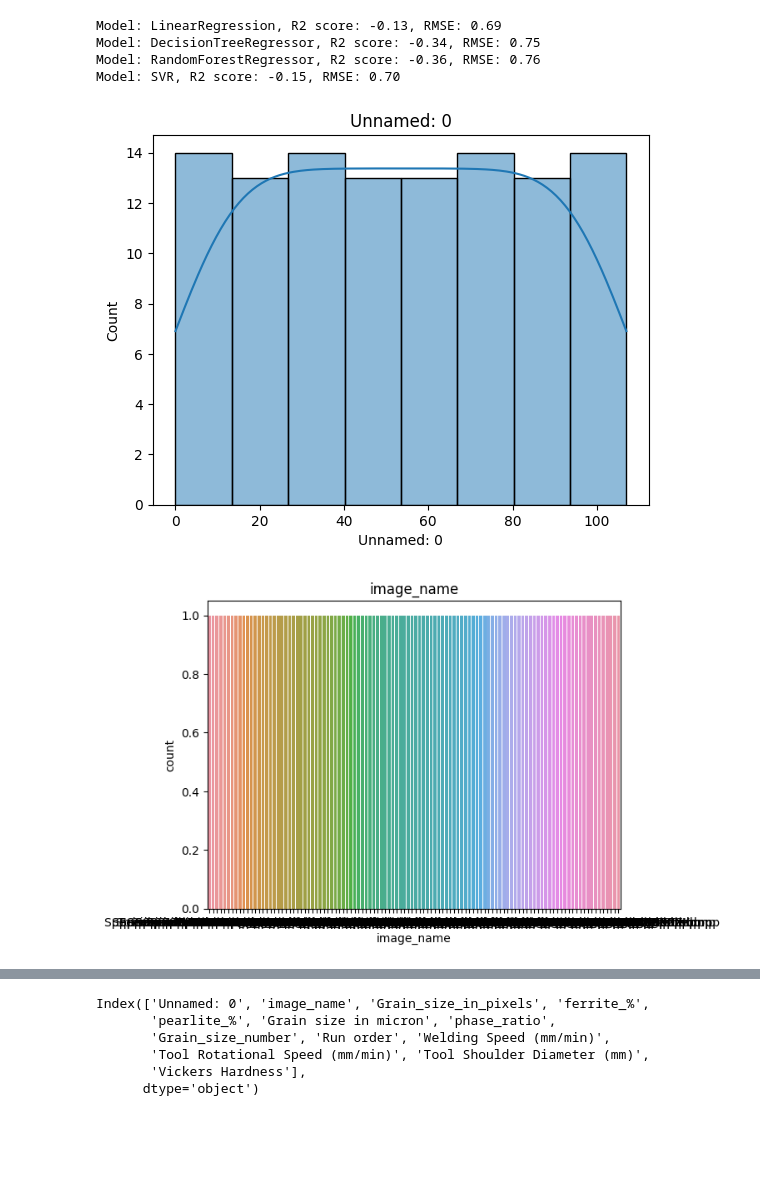
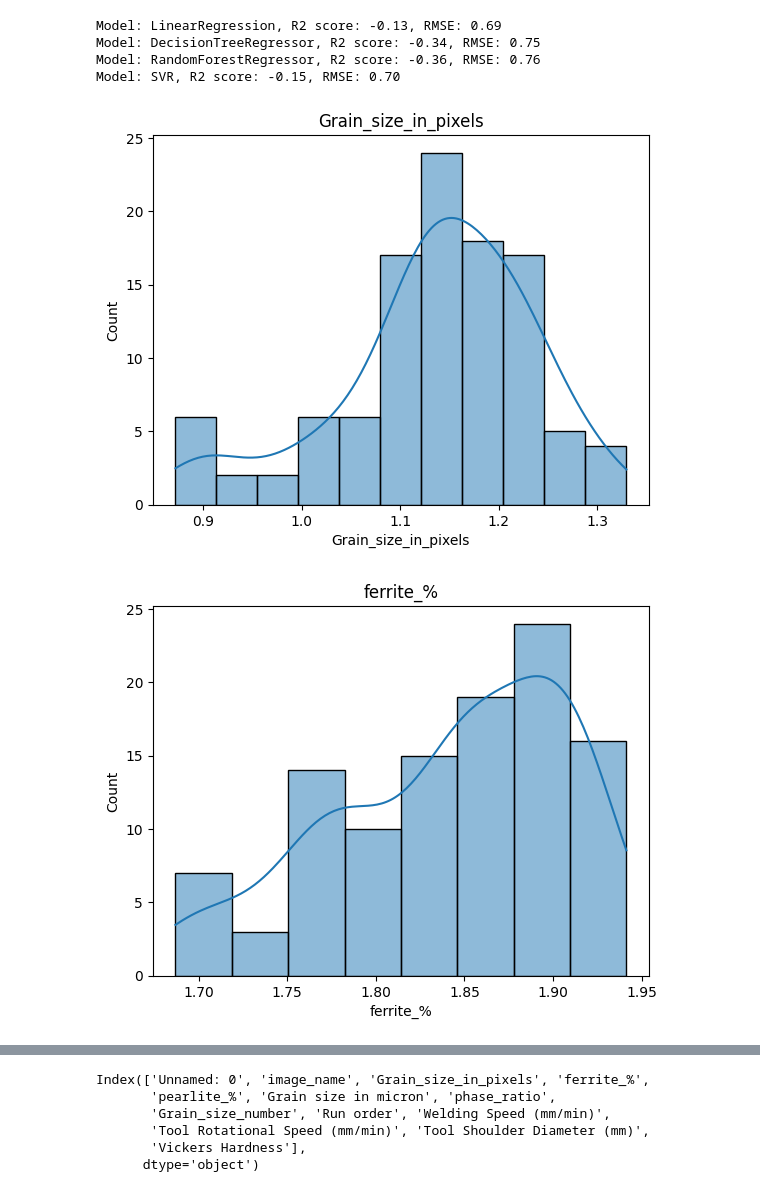
Before and after one commit to pushpendra910/ML-in-Friction-Stir-Welding, a Jupyter notebook: test.ipynb, the cells around one changed output, grey strips where cells are left out. Cells and saved outputs as stored; diff of their text form; code cells hidden in the pictures; blank space fills up the shorter version.

```diff
--- a/test.ipynb
+++ b/test.ipynb
@@ -61,3 +48,5 @@ Index(['Unnamed: 0', 'image_name', 'Grain_size_in_pixels', 'ferrite_%',
        'Tool Rotational Speed (mm/min)', 'Tool Shoulder Diameter (mm)',
        'Vickers Hardness'],
       dtype='object')
+# %%
+data.drop(['Unnamed: 0','image_name','Run order'],axis=1,inplace=True)
@@ -63,0 +61,2 @@ Index(['Unnamed: 0', 'image_name', 'Grain_size_in_pixels', 'ferrite_%',
+# %%
+numeric_data = data.apply(lambda x: np.log10(x) if np.issubdtype(x.dtype, np.number) else x)
@@ -191,26 +197,26 @@ Model: SVR, R2 score: -0.15, RMSE: 0.70
 # %%
 import pandas as pd
 import seaborn as sns
 import matplotlib.pyplot as plt
 
 # Load the data frame
-df = data.copy()
+df = numeric_data.copy()
 
 # Get a list of all the columns
 columns = list(df.columns)
 
 # Loop through each column and create a visualization
 for column in columns:
     # If the column is categorical, create a bar plot
     if df[column].dtype == 'object':
         sns.countplot(x=column, data=df)
     # If the column is numerical, create a histogram
     else:
         sns.histplot(data=df, x=column, kde=True)
     # Set the title of the plot
     plt.title(column)
     # Show the plot
     plt.show()
 # %% [output]
-[figure, old version]
+[figure, new version]
-[figure, old version]
+[figure, new version]
```
Also changed, not shown: parts of 43 cells of this notebook.
